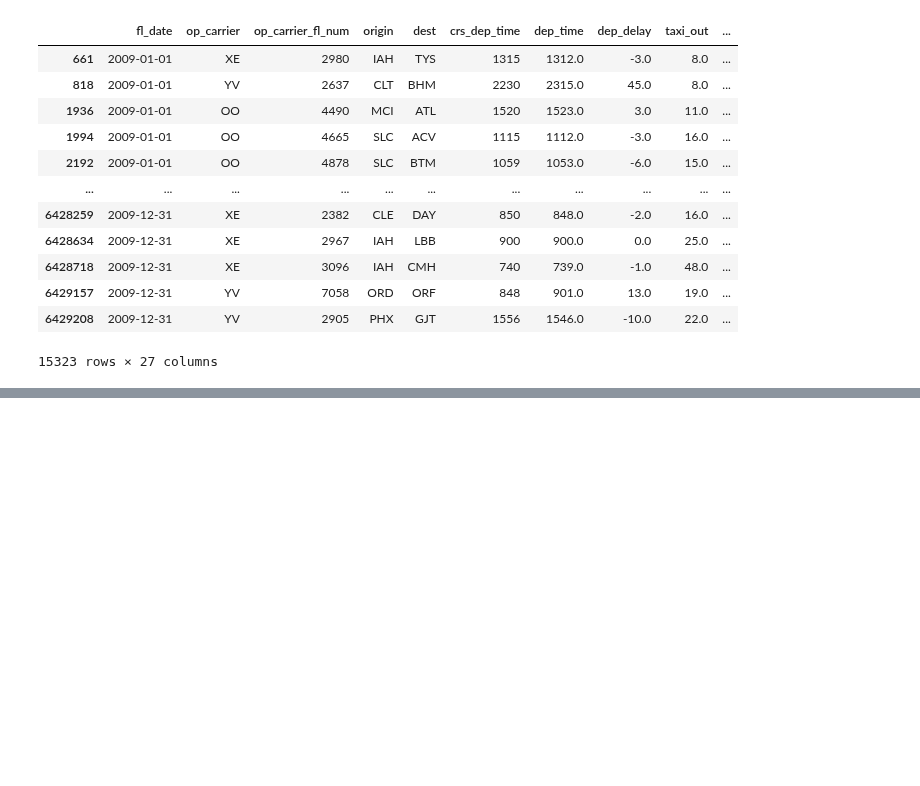
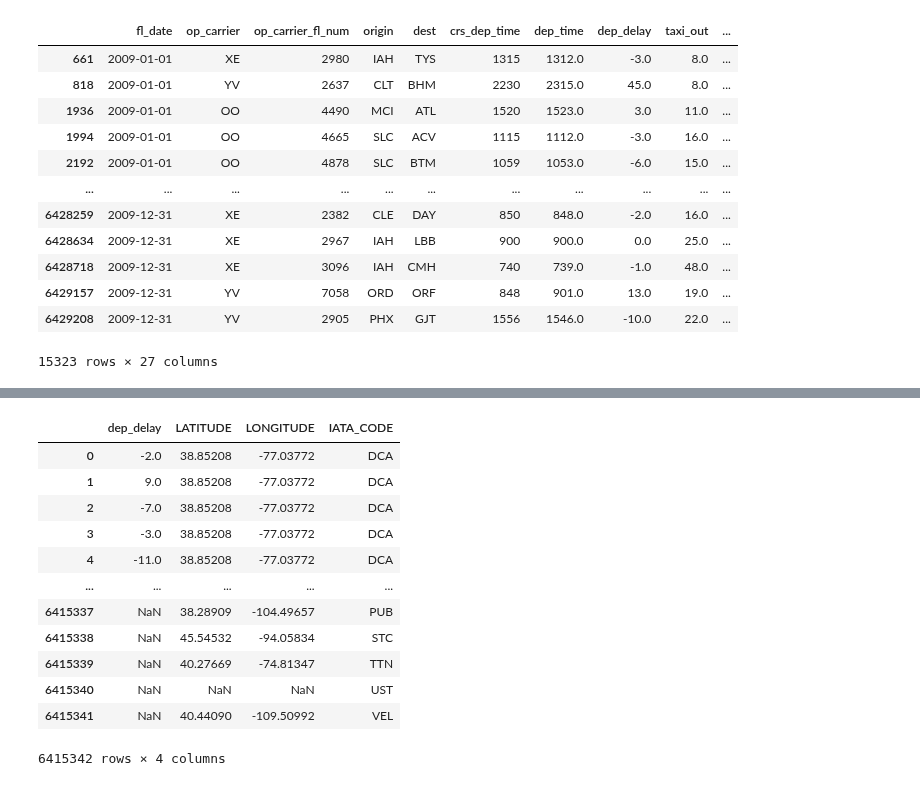
Before and after one commit to Manueel62/data-vis, a Jupyter notebook: analysis.ipynb, the cells around one changed output, grey strips where cells are left out. Cells and saved outputs as stored; diff of their text form; code cells hidden in the pictures; blank space fills up the shorter version.

```diff
--- a/analysis.ipynb
+++ b/analysis.ipynb
@@ -179,0 +255,17 @@ df_old[(df_old['arr_delay'].isnull()) & (df_old['cancelled'] == 0) & (df_old['di
+# %%
+df_mapbox = df_test[["dep_delay","LATITUDE","LONGITUDE","IATA_CODE"]]
+df_mapbox
+# %% [output]
+|  | dep_delay | LATITUDE | LONGITUDE | IATA_CODE |
+| 0 | -2.0 | 38.85208 | -77.03772 | DCA |
+| 1 | 9.0 | 38.85208 | -77.03772 | DCA |
+| 2 | -7.0 | 38.85208 | -77.03772 | DCA |
+| 3 | -3.0 | 38.85208 | -77.03772 | DCA |
+| 4 | -11.0 | 38.85208 | -77.03772 | DCA |
+| ... | ... | ... | ... | ... |
+| 6415337 | NaN | 38.28909 | -104.49657 | PUB |
+| 6415338 | NaN | 45.54532 | -94.05834 | STC |
+| 6415339 | NaN | 40.27669 | -74.81347 | TTN |
+| 6415340 | NaN | NaN | NaN | UST |
+| 6415341 | NaN | 40.44090 | -109.50992 | VEL |
+6415342 rows × 4 columns
```
Also changed, not shown: parts of 15 cells of this notebook.
